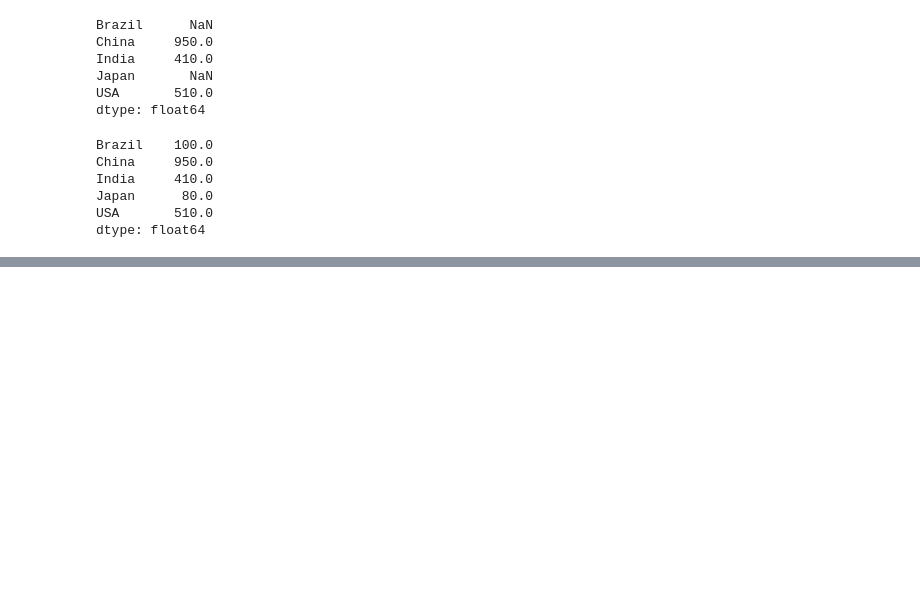
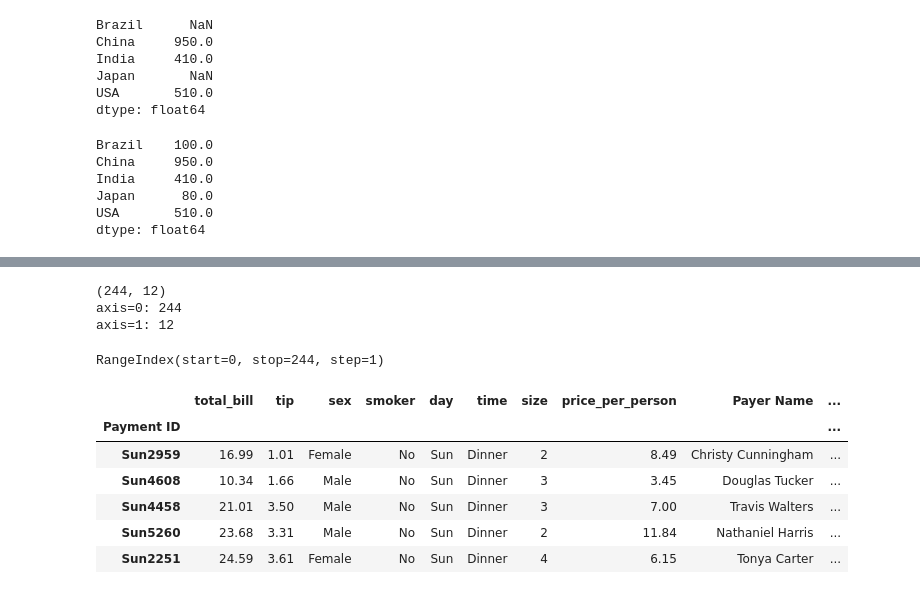
Before and after one commit to deepan-py/MLDS, a Jupyter notebook: PANDAS_/intro_.ipynb, the cells around one changed output, grey strips where cells are left out. Saved outputs shown, nothing was run; the diff lists cells and outputs as text; code cells hidden in the pictures; blank space fills up the shorter version.

```diff
--- a/PANDAS_/intro_.ipynb
+++ b/PANDAS_/intro_.ipynb
@@ -115,0 +371,32 @@ pd.Series()
+# %%
+print(df.shape)
+# axis=0 represents the rows as shown output below
+# axis=1 reprsents the columns
+print('axis=0:',df.shape[0])
+print('axis=1:', df.shape[1])
+# %% [output]
+(244, 12)
+axis=0: 244
+axis=1: 12
+# %%
+df.index
+# %% [output]
+RangeIndex(start=0, stop=244, step=1)
+# %%
+# to change the index
+# inplace=True to make the change permanent but not recommended
+# always use
+# df = df.set_index("Payment ID")
+df.set_index("Payment ID",inplace=True)
+# now "payment id" is the index so, it shows 244 rows and only 11 columns
+# the above code should run only one time else it will show error as the change is happend and there will be no column named "Payment ID"
+# %%
+df.head()
+# %% [output]
+|  | total_bill | tip | sex | smoker | day | time | size | price_per_person | Payer Name | ... |
+| Payment ID |  |  |  |  |  |  |  |  |  | ... |
+| Sun2959 | 16.99 | 1.01 | Female | No | Sun | Dinner | 2 | 8.49 | Christy Cunningham | ... |
+| Sun4608 | 10.34 | 1.66 | Male | No | Sun | Dinner | 3 | 3.45 | Douglas Tucker | ... |
+| Sun4458 | 21.01 | 3.50 | Male | No | Sun | Dinner | 3 | 7.00 | Travis Walters | ... |
+| Sun5260 | 23.68 | 3.31 | Male | No | Sun | Dinner | 2 | 11.84 | Nathaniel Harris | ... |
+| Sun2251 | 24.59 | 3.61 | Female | No | Sun | Dinner | 4 | 6.15 | Tonya Carter | ... |
```
Also changed, not shown: parts of 59 cells of this notebook, 2 other files.
